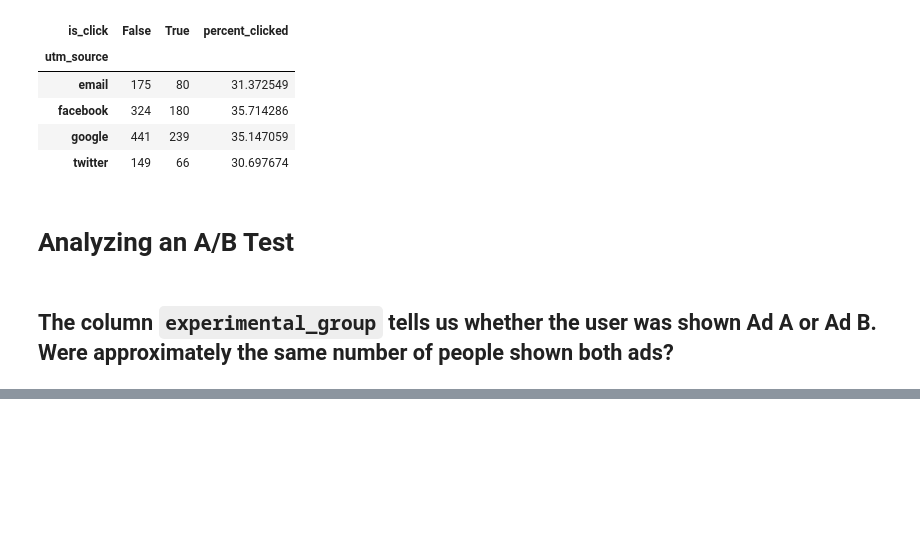
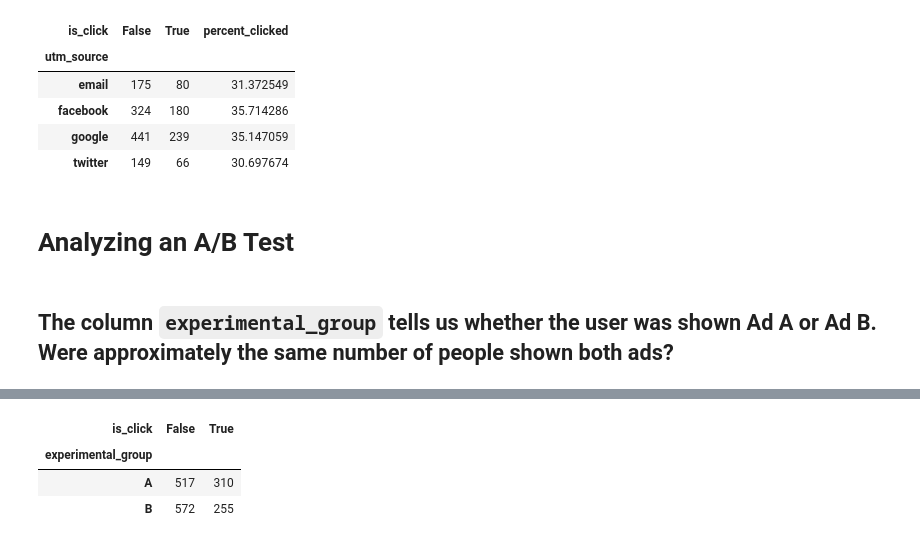
Before and after one commit to anwarrahim/Portfolio_Projects, a Jupyter notebook: 6) A-B testing for showfly.com/AB_testing_showfly.com.ipynb, the cells around one changed output, grey strips where cells are left out. Drawn from its saved outputs; the diff is of its cells as text; code cells hidden in the pictures; blank space fills up the shorter version.

```diff
--- a/6) A-B testing for showfly.com/AB_testing_showfly.com.ipynb
+++ b/6) A-B testing for showfly.com/AB_testing_showfly.com.ipynb
@@ -153,0 +187,7 @@ clicks_pivot
+# %%
+ab_testing_AB_pivot
+# %% [output]
+| is_click | False | True |
+| experimental_group |  |  |
+| A | 517 | 310 |
+| B | 572 | 255 |
```
Also changed, not shown: parts of 5 cells of this notebook.
